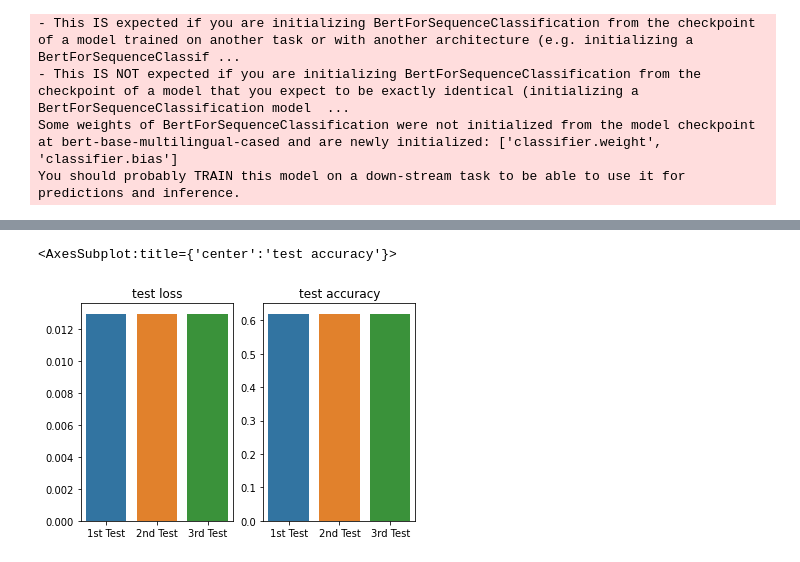
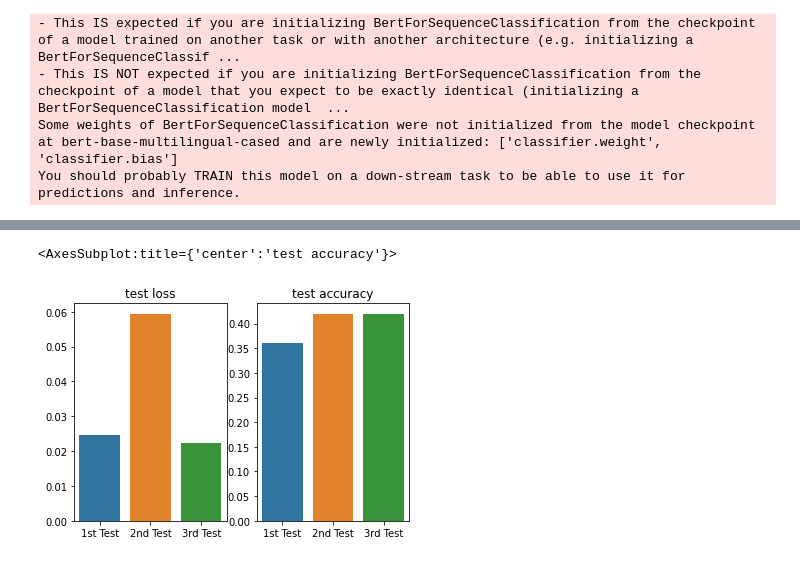
Before and after one commit to Nukleari/GLUMGLEK_final_project, a Jupyter notebook: final_project.ipynb, the cells around one changed output, grey strips where cells are left out. Cells and saved outputs as stored; diff of their text form; code cells hidden in the pictures.

Commit message:
added youtube data

```diff
--- a/final_project.ipynb
+++ b/final_project.ipynb
@@ -77,7 +72,7 @@ if not torch.cuda.is_available():
 device = torch.device('cuda') if torch.cuda.is_available() else torch.device('cpu')
 
 tokenizer = BertTokenizer.from_pretrained("bert-base-multilingual-cased")
-model = BertForSequenceClassification.from_pretrained("bert-base-multilingual-cased", num_labels = 2)
+model = BertForSequenceClassification.from_pretrained("bert-base-multilingual-cased", num_labels = 3)
 
 _ = model.to(device)
 # %% [output]
@@ -231,3 +227,12 @@ testmetrics = evaluation()
+# %%
+#split our data to training and validation
+train_data = train_data_youtube.head(len(train_data_youtube)-50)
+valid_data = train_data_youtube.tail(50)
+
+num_epochs = 100
+
+first_metrics = training()
+first_testmetrics = evaluation()
 # %%
 fig, ax = plt.subplots(1, 2)
 
@@ -244,0 +253,9 @@ sns.lineplot(data=metrics['valid_accuracy'], ax=ax[1], label='validation accurac
+# %%
+#we will only use a portion of the datasets due to time concerns
+train_data = train_data_amazon.head(10000)
+valid_data = train_data_amazon.tail(1000)
+
+num_epochs = 20
+
+second_metrics = training()
+second_testmetrics = evaluation()
@@ -244,0 +279,10 @@ sns.lineplot(data=metrics['valid_accuracy'], ax=ax[1], label='validation accurac
+# %%
+#split our data to training and validation
+train_data = train_data_youtube.head(len(train_data_youtube)-50)
+valid_data = train_data_youtube.tail(50)
+
+num_epochs = 100
+optimizer.param_groups[0]['lr'] = optimizer.param_groups[0]['lr']/10 #we well be using a smaller learning rate for this final step
+
+third_metrics = training()
+third_testmetrics = evaluation()
@@ -245,14 +332,14 @@ sns.lineplot(data=metrics['valid_accuracy'], ax=ax[1], label='validation accurac
 # %%
 fig, ax = plt.subplots(1, 2)
 
-loss_data = pd.DataFrame([[testmetrics[0], testmetrics[0], testmetrics[0]]], columns=["1st Test", "2nd Test", "3rd Test"])
-acc_data = pd.DataFrame([[testmetrics[1], testmetrics[1], testmetrics[1]]], columns=["1st Test", "2nd Test", "3rd Test"])
+loss_data = pd.DataFrame([[first_testmetrics[0], second_testmetrics[0], third_testmetrics[0]]], columns=["1st Test", "2nd Test", "3rd Test"])
+acc_data = pd.DataFrame([[first_testmetrics[1], second_testmetrics[1], third_testmetrics[1]]], columns=["1st Test", "2nd Test", "3rd Test"])
 
 ax[0].set_title('test loss')
 ax[1].set_title('test accuracy')
 
 sns.barplot(data=loss_data, ax=ax[0], label="loss")
 sns.barplot(data=acc_data, ax=ax[1], label='accuracy')
 # %% [output]
 <AxesSubplot:title={'center':'test accuracy'}>
-[figure, old version]
+[figure, new version]
```
Also changed, not shown: parts of 12 cells of this notebook, 2 other files.
